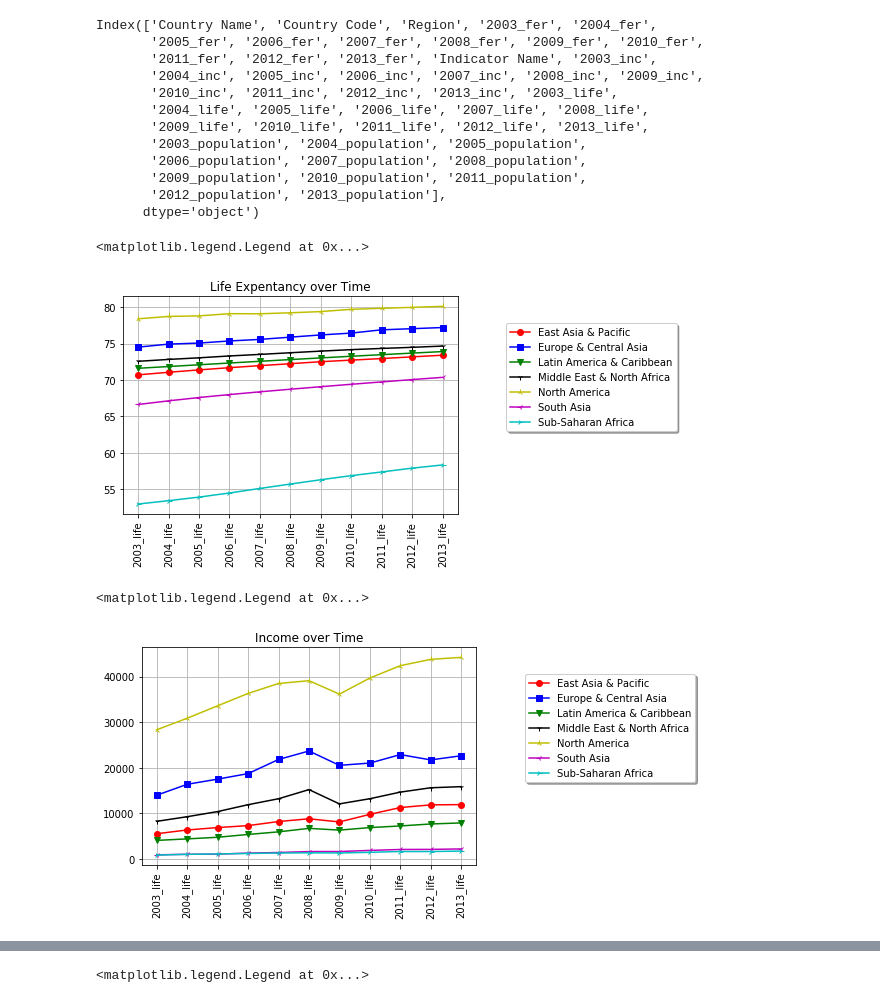
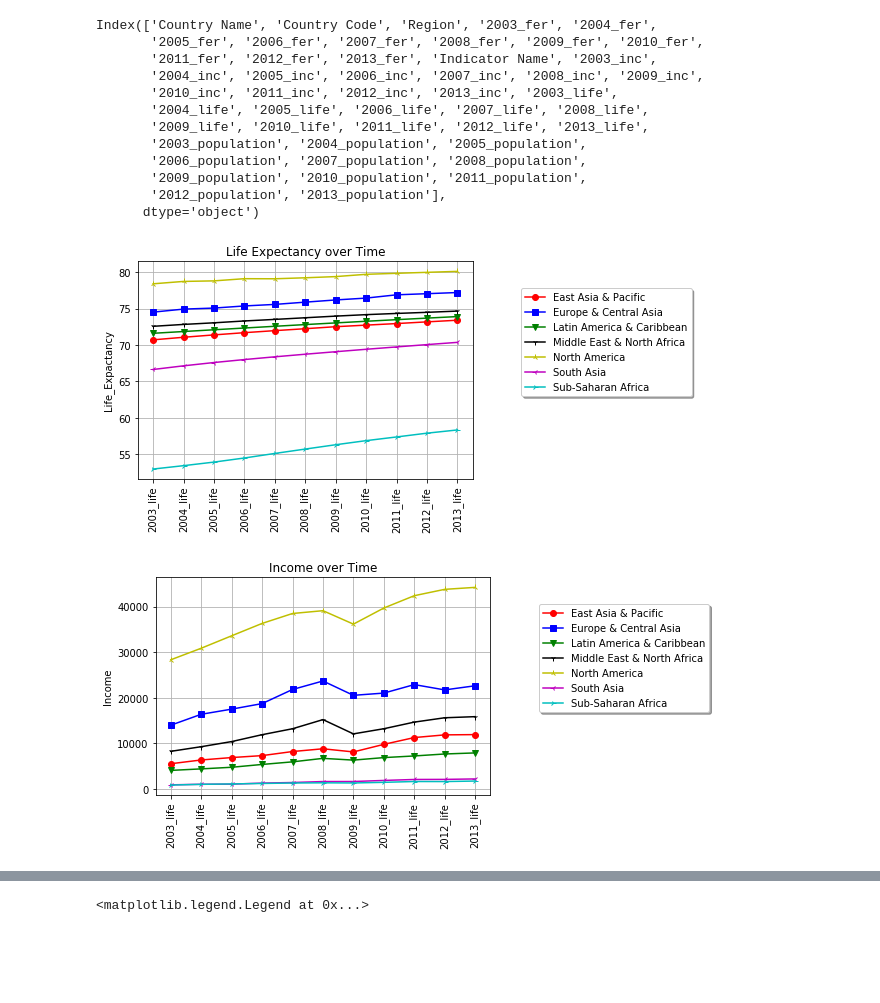
Before and after one commit to shilpiray/Project1, a Jupyter notebook: Project.ipynb, the cells around one changed output, grey strips where cells are left out. Cells and saved outputs as stored; diff of their text form; code cells hidden in the pictures; blank space fills up the shorter version.

```diff
--- a/Project.ipynb
+++ b/Project.ipynb
@@ -232,20 +234,21 @@ y2_fer = x2_fer.transpose()
 # %%
 # Plot
 plt.plot(y.index,y["East Asia & Pacific"],marker = "o",color = 'r',label = "East Asia & Pacific")
 plt.plot(y.index,y["Europe & Central Asia"],marker = "s",color = 'blue',label = "Europe & Central Asia")
 plt.plot(y.index,y["Latin America & Caribbean"],marker = "v",color = 'g',label = "Latin America & Caribbean")
 plt.plot(y.index,y["Middle East & North Africa"],marker = "1",color = 'k',label = "Middle East & North Africa")
 plt.plot(y.index,y["North America"],marker = "2",color = 'y',label = "North America")
 plt.plot(y.index,y["South Asia"],marker = "3",color = 'm',label = "South Asia")
 plt.plot(y.index,y["Sub-Saharan Africa"],marker = "4",color = 'c',label = "Sub-Saharan Africa")
 plt.xticks( rotation="vertical")
 lgnd = plt.legend(loc='best',title='Region')
 plt.grid()
-plt.title("Life Expentancy over Time")
+plt.title("Life Expectancy over Time")
 plt.legend(loc='upper center', bbox_to_anchor=(1.4, 0.9), shadow=True, ncol=1)
+plt.ylabel("Life_Expactancy")
+plt.savefig('Life_expectancy_trend.png')
 # %% [output]
-<matplotlib.legend.Legend at 0x...>
-[figure, old version]
+[figure, new version]
 # %%
 plt.plot(y.index,y_inc["East Asia & Pacific"],marker = "o",color = 'r',label = "East Asia & Pacific")
 plt.plot(y.index,y_inc["Europe & Central Asia"],marker = "s",color = 'blue',label = "Europe & Central Asia")
@@ -258,10 +261,11 @@ plt.xticks( rotation="vertical")
 lgnd = plt.legend(loc='best',title='Region')
 plt.grid()
 plt.title("Income over Time")
+plt.ylabel("Income")
 plt.legend(loc='upper center', bbox_to_anchor=(1.4, 0.9), shadow=True, ncol=1)
+plt.savefig('Income_trend.png')
 # %% [output]
-<matplotlib.legend.Legend at 0x...>
-[figure, old version]
+[figure, new version]
 # %%
 plt.plot(y.index,y_pop["East Asia & Pacific"],marker = "o",color = 'r',label = "East Asia & Pacific")
 plt.plot(y.index,y_pop["Europe & Central Asia"],marker = "s",color = 'blue',label = "Europe & Central Asia")
```
Also changed, not shown: parts of 33 cells of this notebook, 30 other files.
